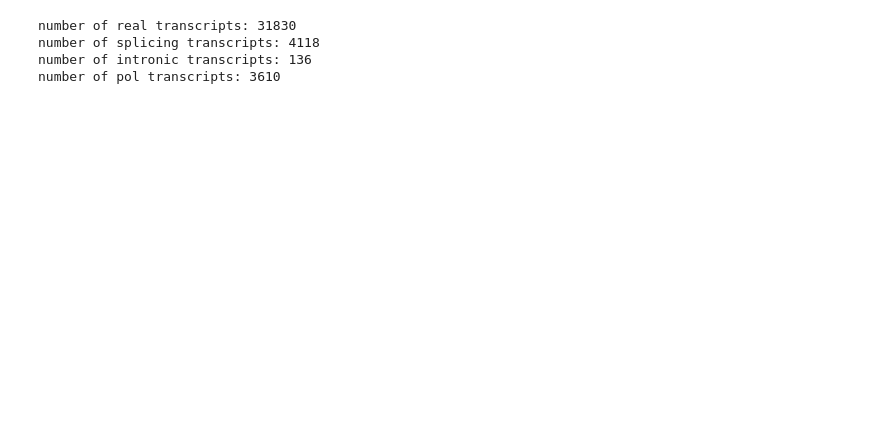
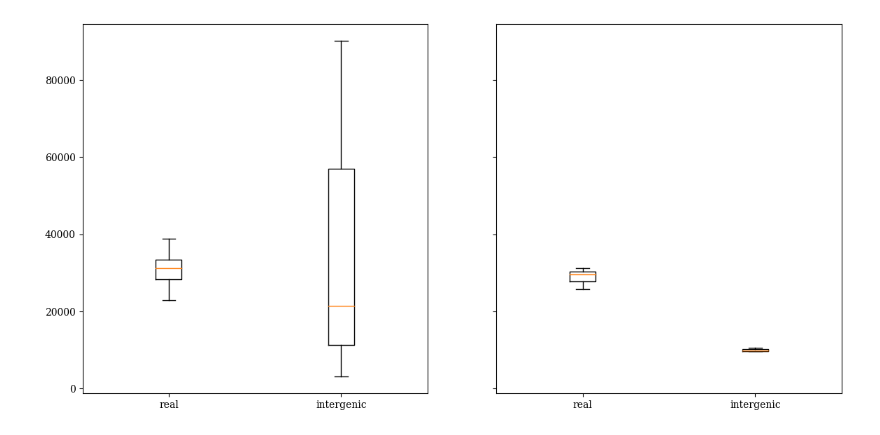
Before and after one commit to alevar/tx_noise, a Jupyter notebook: simulation_stage5_results.ipynb, the cells around one changed output. Saved outputs shown, nothing was run; the diff lists cells and outputs as text; code cells hidden in the pictures; blank space fills up the shorter version.

```diff
--- a/simulation_stage5_results.ipynb
+++ b/simulation_stage5_results.ipynb
@@ -19,9 +19,11 @@ plt.rcParams['font.family'] = "serif"
 # %%
 # declarations
 base_dir_data = "/ccb/salz8-1/avaraby/tx_noise/data/"
-base_dir_out = "/ccb/salz8-1/avaraby/tx_noise/full_analysis_25022020/GTEx_aggs/"
-out_dir = "/ccb/salz8-1/avaraby/tx_noise/full_analysis_25022020/sim_samples/"
+base_dir_out = "/ccb/salz8-1/avaraby/tx_noise/full_analysis_t3_s10_26022020/GTEx_aggs/"
+out_dir = "/ccb/salz8-1/avaraby/tx_noise/full_analysis_t3_s10_26022020/sim_samples/"
 
 readlen = 101
+num_tissues = 3
+num_samples = 10
 
 gff3cols=["seqid","source","type","start","end","score","strand","phase","attributes"]
@@ -83,22 +29,0 @@ number of intergenic genes in the sample: 3291
-# %%
-# Now to investigate the sample information now need to get the same numbers from the current sample
-real = pd.read_csv(out_dir+"real.sample0.gtf",sep="\t",names=gff3cols)
-real["tid"] = real["attributes"].str.split("transcript_id \"",expand=True)[1].str.split("\"",expand=True)[0]
-
-splicing = pd.read_csv(out_dir+"splicing.sample0.gtf",sep="\t",names=gff3cols)
-splicing["tid"] = splicing["attributes"].str.split("transcript_id \"",expand=True)[1].str.split("\"",expand=True)[0]
-
-intronic = pd.read_csv(out_dir+"intronic.sample0.gtf",sep="\t",names=gff3cols)
-intronic["tid"] = intronic["attributes"].str.split("transcript_id \"",expand=True)[1].str.split("\"",expand=True)[0]
-
-pol = pd.read_csv(out_dir+"pol.sample0.gtf",sep="\t",names=gff3cols)
-pol["tid"] = pol["attributes"].str.split("transcript_id \"",expand=True)[1].str.split("\"",expand=True)[0]
-print("number of real transcripts: "+str(len(set(real["tid"]))))
-print("number of splicing transcripts: "+str(len(set(splicing["tid"]))))
-print("number of intronic transcripts: "+str(len(set(intronic["tid"]))))
-print("number of pol transcripts: "+str(len(set(pol["tid"]))))
-# %% [output]
-number of real transcripts: 31830
-number of splicing transcripts: 4118
-number of intronic transcripts: 136
-number of pol transcripts: 3610
@@ -104,0 +98,34 @@ number of pol transcripts: 3610
+# %%
+# first let's examine the number of loci per tissue and compare to GTEx
+
+# load the distribution of the number of real and noise loci per tissue first
+t_loc = pd.read_csv(base_dir_out+"res.num_locs_tissue")
+
+# now we shall remove any outliers from the data
+# q25,q50,q75 = t_loc['real'].quantile([0.25,0.5,0.75])
+# iqr = q75-q25
+# thw = q75+1.5*iqr
+# tlw = q25-1.5*iqr
+# ahw = t_loc[t_loc["real"]<=thw]["real"].max()
+# alw = t_loc[t_loc["real"]>=tlw]["real"].min()
+# t_loc = t_loc[(t_loc['real']<=ahw)&(t_loc['real']>=alw)]
+
+# q25,q50,q75 = t_loc['intergenic'].quantile([0.25,0.5,0.75])
+# iqr = q75-q25
+# thw = q75+1.5*iqr
+# tlw = q25-1.5*iqr
+# ahw = t_loc[t_loc["intergenic"]<=thw]["intergenic"].max()
+# alw = t_loc[t_loc["intergenic"]>=tlw]["intergenic"].min()
+# t_loc = t_loc[(t_loc['intergenic']<=ahw)&(t_loc['intergenic']>=alw)]
+
+
+fig1, axes = plt.subplots(ncols=2,nrows=1,figsize=(14,7),dpi=100,sharey='row')
+axes[0].boxplot(t_loc.T,labels=t_loc.T.index.tolist(), showfliers=False)
+
+num_locs_tissue_sim = pd.concat([pd.DataFrame(num_locs_tissue_real,columns=["real"]),\
+                                 pd.DataFrame(num_locs_tissue_intergenic,columns=["intergenic"])],axis=1)
+axes[1].boxplot(num_locs_tissue_sim.T,labels=num_locs_tissue_sim.T.index.tolist())
+
+plt.show()
+# %% [output]
+[figure, added]
```
Also changed, not shown: parts of 18 cells of this notebook, 6 other files.
